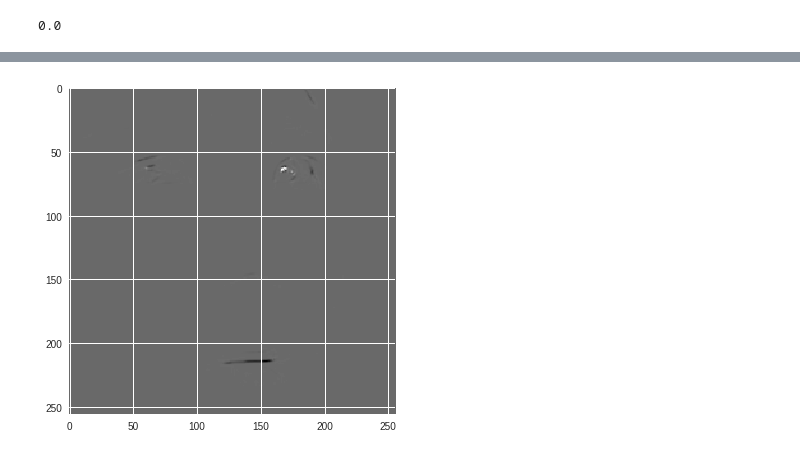
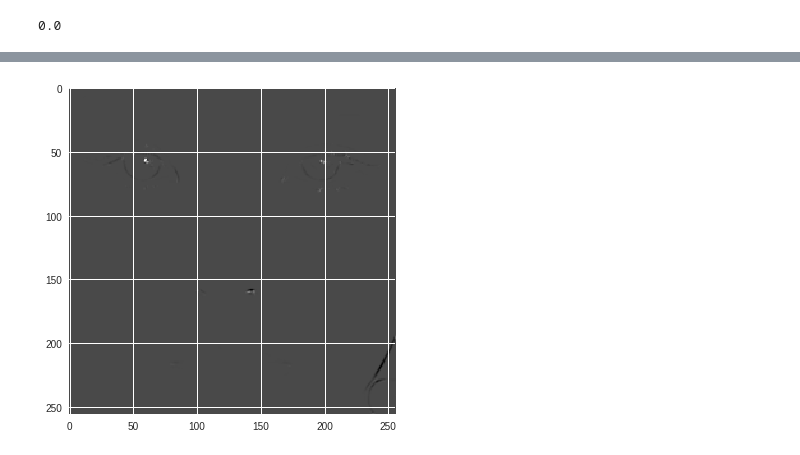
Before and after one commit to HyOsori/FaceClusterer, a Jupyter notebook: doomsheart/FaceClusterer.ipynb, the cells around one changed output, grey strips where cells are left out. Cells and saved outputs as stored; diff of their text form; code cells hidden in the pictures.

```diff
--- a/doomsheart/FaceClusterer.ipynb
+++ b/doomsheart/FaceClusterer.ipynb
@@ -52,7 +52,7 @@ from matplotlib import pyplot as plt
 Requirement already satisfied: tqdm in /usr/local/lib/python3.6/dist-packages (4.25.0)
 # %%
 VIDEO_DIR = 'drive/FaceClustering/'
-VIDEO_FILE_NAME = 'WINNER_EVERYDAY.mp4'
+VIDEO_FILE_NAME = 'PowerUp.mp4'
 # PROGRAM_START_TIME = datetime.datetime.now().strftime('%Y%m%d_%H-%M-%S')
 PROGRAM_START_TIME = datetime.datetime.now().strftime('%Y%m%d')
 SAVE_CROPPED_FACE_DIR = 'drive/Cropped_imgs/' + PROGRAM_START_TIME + '-' + VIDEO_FILE_NAME.split('.')[0]
@@ -128,13 +128,13 @@ error: ignored
 # %%
 def HarrisCorner():
-    img = cv.imread(SAVE_CROPPED_FACE_DIR + '/870_0.jpg')
+    img = cv.imread(SAVE_CROPPED_FACE_DIR + '/130_0.jpg')
     img_gray = cv.cvtColor(img, cv.COLOR_BGR2GRAY)
     corners = cv.cornerHarris(img_gray, 2, 3, 0.04)
     plt.figure(figsize=(6, 6))
     plt.imshow(corners, cmap='gray')
 HarrisCorner()
 # %% [output]
-[figure, old version]
+[figure, new version]
 # %%
 face_list = []
 face_files = os.listdir(SAVE_CROPPED_FACE_DIR)
```
Also changed, not shown: parts of 12 cells of this notebook.
